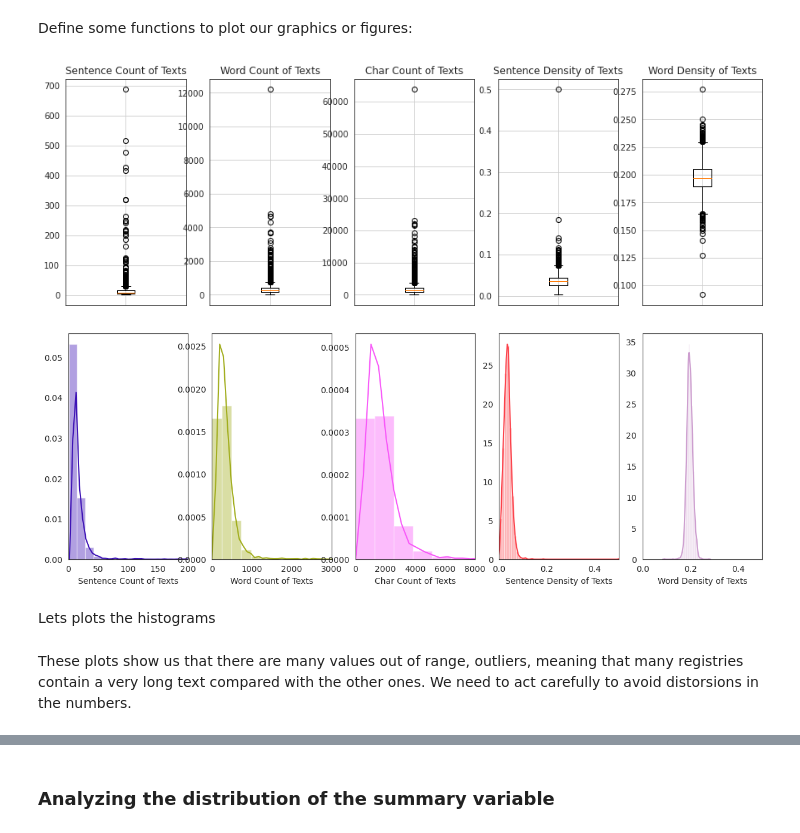
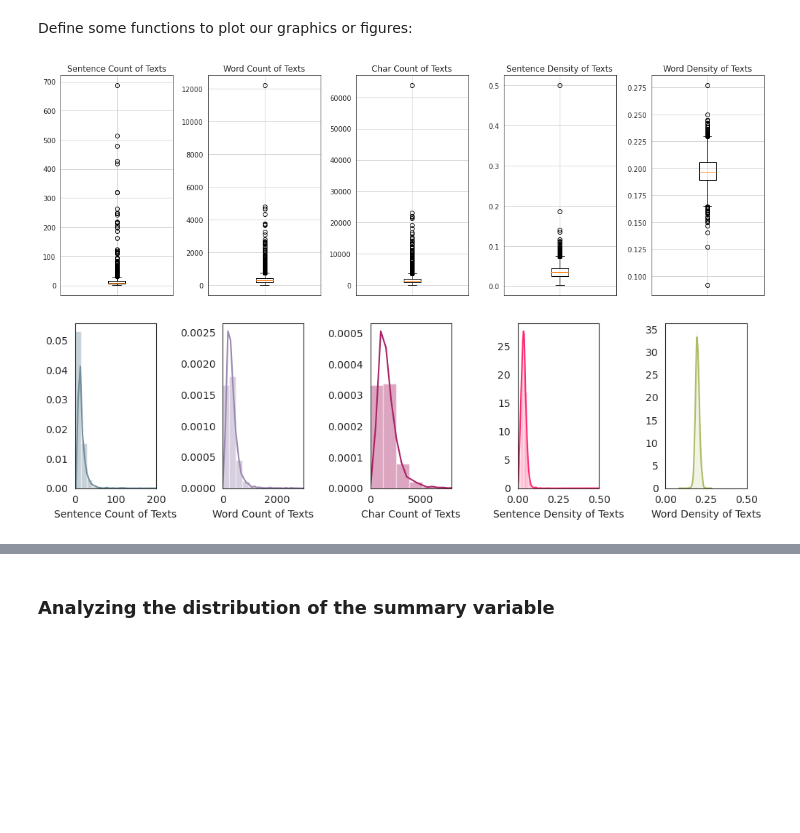
Before and after one commit to edumunozsala/MLE_Capstone_Text_Summarization, a Jupyter notebook: data_analysis/Text_summarization_EDA.ipynb, the cells around one changed output, grey strips where cells are left out. Drawn from its saved outputs; the diff is of its cells as text; code cells hidden in the pictures; blank space fills up the shorter version.

```diff
--- a/data_analysis/Text_summarization_EDA.ipynb
+++ b/data_analysis/Text_summarization_EDA.ipynb
@@ -308,7 +307,13 @@ labels_dict={'sum_word_count': 'Word Count of Summaries','text_word_count': 'Wor
 Define some functions to plot our graphics or figures:
 # %%
 def plot_boxplots(data, plot_vars, labels, figsize):
-    ''' Plot a box-plot of the variables in the plot_vars list using the labels and a size of figesize'''
+    ''' Plot a box-plot of the variables in the plot_vars list using the labels and a size of figesize
+        Input:
+        - data: a dataframe, containing the data points to plot
+        - plot_vars: a (1,x) array, containig the columns to plot
+        - labels: a dctionary, to map the column names to its label
+        - figsize: a tuple, indicating the size of the figure
+    '''
 
    # We need to identify is this a matrix or a vector
     if plot_vars.ndim == 1:
@@ -323,6 +328,7 @@ def plot_boxplots(data, plot_vars, labels, figsize):
     #For every variable in the plot_vars
     for i in range(nrows):
         for j in range(ncols):
+            # If the column name is defined we plot it
             if plot_vars[i,j]!=None:
                 if axes.ndim>1:
                     #Set the title
@@ -335,6 +341,7 @@ def plot_boxplots(data, plot_vars, labels, figsize):
                         bottom=False,      # ticks along the bottom edge are off
                         top=False,         # ticks along the top edge are off
                         labelbottom=False)
+                    # Plot a boxplot for the column in plot_vars
                     axes[i,j].boxplot(data[plot_vars[i,j]])
                 else:
                     #Set the title
@@ -347,11 +354,13 @@ def plot_boxplots(data, plot_vars, labels, figsize):
                         bottom=False,      # ticks along the bottom edge are off
                         top=False,         # ticks along the top edge are off
                         labelbottom=False)
+                    # Plot a boxplot for the column in plot_vars
                     axes[j].boxplot(data[plot_vars[i,j]])
 
             else:
                 axes[i,j].set_visible(False)
-
+    # Adjust the plots for a better visualization
+    f.tight_layout()
     plt.show()
 
 
@@ -360,8 +369,15 @@ def get_cmap(n, name='hsv'):
     RGB color; the keyword argument name must be a standard mpl colormap name.'''
     return plt.cm.get_cmap(name, n)
 
-def plot_histograms(data, plot_vars, xlim, figsize):
-    ''' Function to plot the histograms of the variables in plot_vars '''
+def plot_histograms(data, plot_vars, xlim, labels, figsize):
+    ''' Function to plot the histograms of the variables in plot_vars
+        Input:
+        - data: a dataframe, containing the data points to plot
+        - plot_vars: a (1,x) array, containig the columns to plot
+        - xlim: a list, define the max x value for every column to plot
+        - labels: a dctionary, to map the column names to its label
+        - figsize: a tuple, indicating the size of the figure
+    '''
     #Set some parameters
     kwargs = dict(hist_kws={'alpha':.7}, kde_kws={'linewidth':2})
 
@@ -371,18 +387,19 @@ def plot_histograms(data, plot_vars, xlim, figsize):
     #For every variable in plot_vars
     for i in range(plot_vars.shape[1]):
         # Plot the histogram
-        sns.distplot(dataset[plot_vars[0,i]] , color=(random.uniform(0, 1), random.uniform(0, 1), random.uniform(0, 1),),
-                     ax=axes[i], axlabel=labels_dict[plot_vars[0,i]])
+        sns.distplot(data[plot_vars[0,i]] , color=(random.uniform(0, 1), random.uniform(0, 1), random.uniform(0, 1),),
+                     ax=axes[i], axlabel=labels[plot_vars[0,i]], bins= 50, norm_hist = True)
         #For a better visualization we set the x limit
         axes[i].set_xlim(left=0, right=xlim[i])
+
+    fig.tight_layout()
 # %%
+#Set the columns to plot
 plot_vars=np.array([['text_sent_count', 'text_word_count', 'text_char_count','text_sent_density','text_word_density']])
-plot_boxplots(data, plot_vars, labels_dict, figsize=(15,5))
-plot_histograms(data, plot_vars, [200, 3000, 8000, 0.5, 0.5], figsize=(15,5))
+# Plot the boxplots for the interesting columns
+plot_boxplots(dataset, plot_vars, labels_dict, figsize=(10,3))
+# Plot the histograms
+plot_histograms(dataset, plot_vars, [200, 3000, 8000, 0.5, 0.5], labels_dict, figsize=(10,3))
 # %% [output]
-[figure, old version]
+[figure, new version]
-[figure, old version]
+[figure, new version]
-# %% [markdown]
-Lets plots the histograms
-# %% [markdown]
-These plots show us that there are many values out of range, outliers, meaning that many registries contain a very long text compared with the other ones. We need to act carefully to avoid distorsions in the numbers.
```
Also changed, not shown: parts of 51 cells of this notebook, 38 other files.
